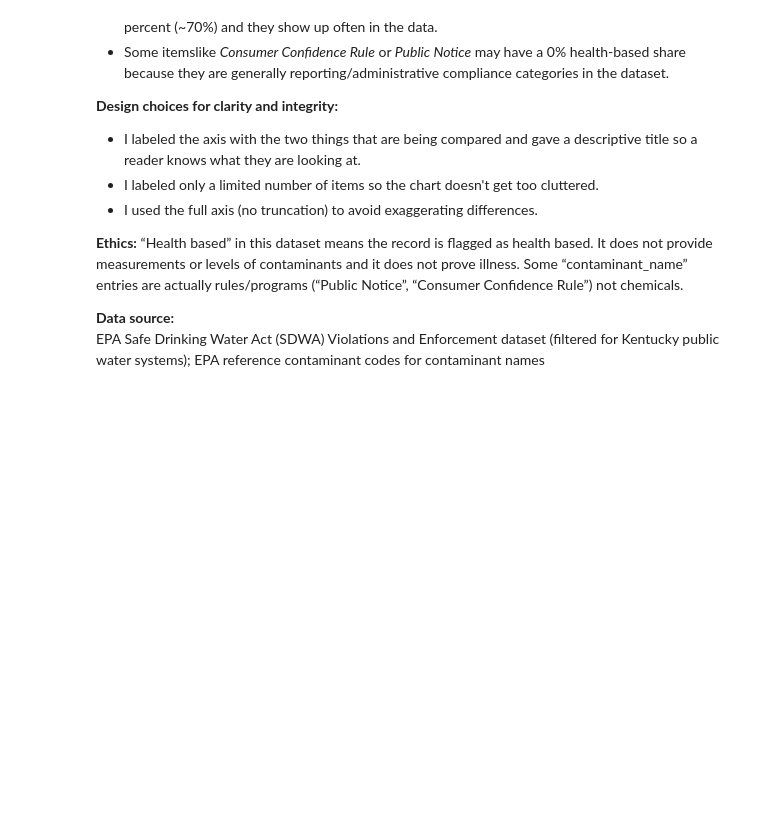
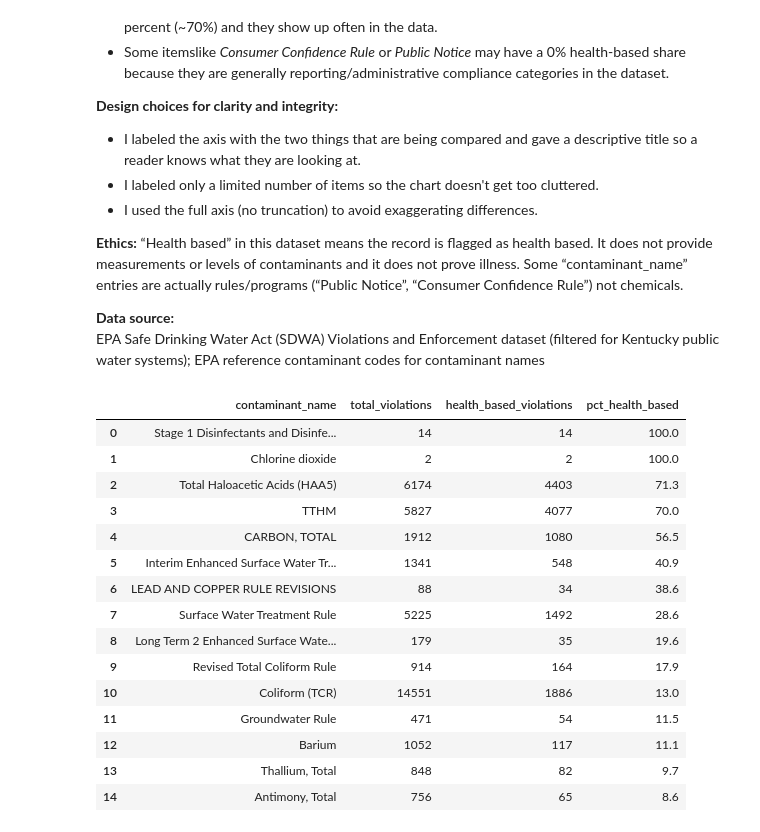
Before and after one commit to amydaniel24/kentucky_water_quality_analysis, a Jupyter notebook: notebooks/keystone_water_ky.ipynb, the cells around one changed output. Cells and saved outputs as stored; diff of their text form; code cells hidden in the pictures; blank space fills up the shorter version.

Commit message:
md added and wk 4 summary

```diff
--- a/notebooks/keystone_water_ky.ipynb
+++ b/notebooks/keystone_water_ky.ipynb
@@ -1188,3 +1188,28 @@ Some “contaminant_name” entries are actually rules/programs (“Public Notic
 **Data source:**
 EPA Safe Drinking Water Act (SDWA) Violations and Enforcement dataset (filtered for Kentucky public water systems);
 EPA reference contaminant codes for contaminant names
+# %%
+final_table = (
+    contam_summary
+    .sort_values(["pct_health_based", "total_violations"], ascending=False)
+    .reset_index()
+)
+
+final_table.head(15)
+# %% [output]
+|  | contaminant_name | total_violations | health_based_violations | pct_health_based |
+| 0 | Stage 1 Disinfectants and Disinfe... | 14 | 14 | 100.0 |
+| 1 | Chlorine dioxide | 2 | 2 | 100.0 |
+| 2 | Total Haloacetic Acids (HAA5) | 6174 | 4403 | 71.3 |
+| 3 | TTHM | 5827 | 4077 | 70.0 |
+| 4 | CARBON, TOTAL | 1912 | 1080 | 56.5 |
+| 5 | Interim Enhanced Surface Water Tr... | 1341 | 548 | 40.9 |
+| 6 | LEAD AND COPPER RULE REVISIONS | 88 | 34 | 38.6 |
+| 7 | Surface Water Treatment Rule | 5225 | 1492 | 28.6 |
+| 8 | Long Term 2 Enhanced Surface Wate... | 179 | 35 | 19.6 |
+| 9 | Revised Total Coliform Rule | 914 | 164 | 17.9 |
+| 10 | Coliform (TCR) | 14551 | 1886 | 13.0 |
+| 11 | Groundwater Rule | 471 | 54 | 11.5 |
+| 12 | Barium | 1052 | 117 | 11.1 |
+| 13 | Thallium, Total | 848 | 82 | 9.7 |
+| 14 | Antimony, Total | 756 | 65 | 8.6 |
```
Also changed, not shown: parts of 9 cells of this notebook.
